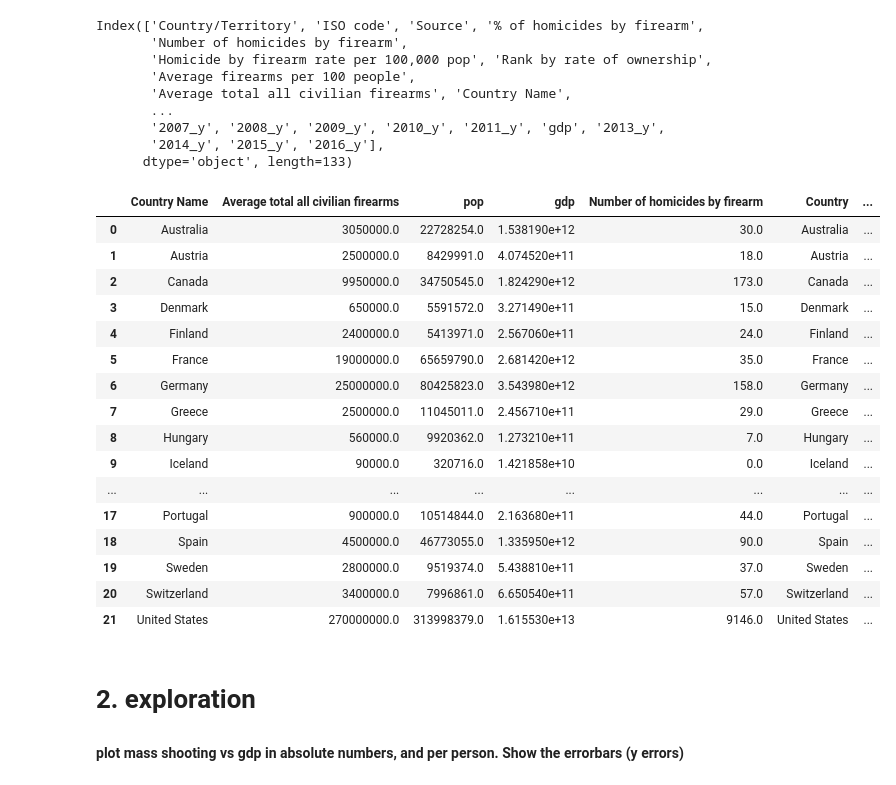
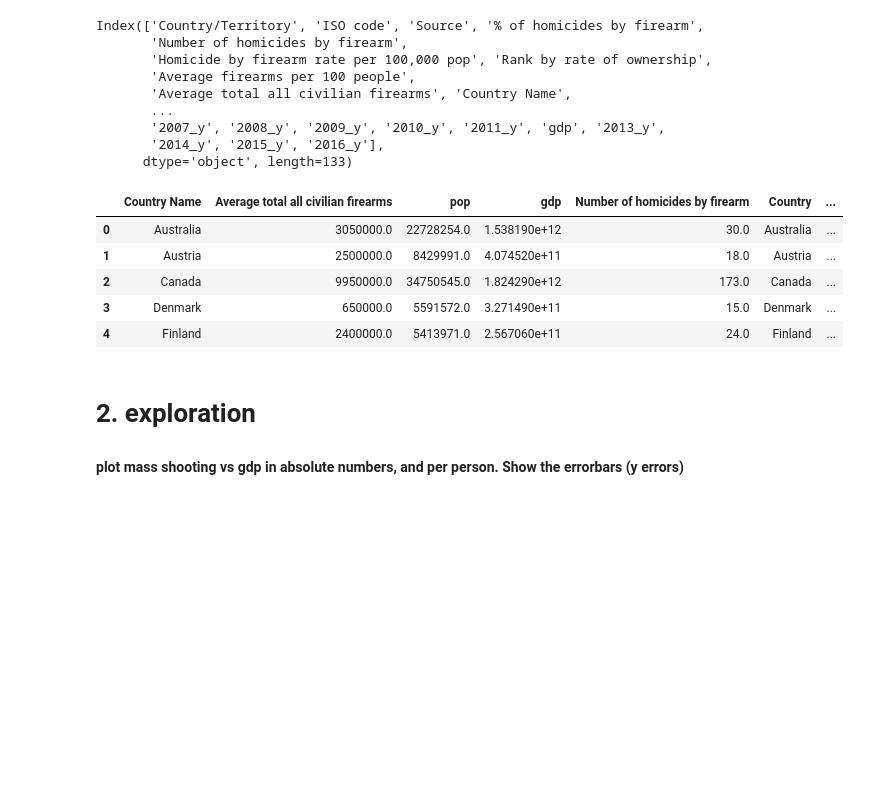
Before and after one commit to sebscho/PUI2017_lz1714, a Jupyter notebook: HW5_lz1714/Assignment3.ipynb, the cells around one changed output. Saved outputs shown, nothing was run; the diff lists cells and outputs as text; code cells hidden in the pictures; blank space fills up the shorter version.

```diff
--- a/HW5_lz1714/Assignment3.ipynb
+++ b/HW5_lz1714/Assignment3.ipynb
@@ -64,25 +64,14 @@ Index(['Country/Territory', 'ISO code', 'Source', '% of homicides by firearm',
 # %%
 df = result[['Country Name', 'Average total all civilian firearms', 'pop', 'gdp', 'Number of homicides by firearm', 'Country', 'Guns/100 inhabitants', 'Number of mass shootings']]
 df = df.copy(deep=True) #make a copy
-df
+df.head()
 # %% [output]
 |  | Country Name | Average total all civilian firearms | pop | gdp | Number of homicides by firearm | Country | ... |
 | 0 | Australia | 3050000.0 | 22728254.0 | 1.538190e+12 | 30.0 | Australia | ... |
 | 1 | Austria | 2500000.0 | 8429991.0 | 4.074520e+11 | 18.0 | Austria | ... |
 | 2 | Canada | 9950000.0 | 34750545.0 | 1.824290e+12 | 173.0 | Canada | ... |
 | 3 | Denmark | 650000.0 | 5591572.0 | 3.271490e+11 | 15.0 | Denmark | ... |
 | 4 | Finland | 2400000.0 | 5413971.0 | 2.567060e+11 | 24.0 | Finland | ... |
-| 5 | France | 19000000.0 | 65659790.0 | 2.681420e+12 | 35.0 | France | ... |
-| 6 | Germany | 25000000.0 | 80425823.0 | 3.543980e+12 | 158.0 | Germany | ... |
-| 7 | Greece | 2500000.0 | 11045011.0 | 2.456710e+11 | 29.0 | Greece | ... |
-| 8 | Hungary | 560000.0 | 9920362.0 | 1.273210e+11 | 7.0 | Hungary | ... |
-| 9 | Iceland | 90000.0 | 320716.0 | 1.421858e+10 | 0.0 | Iceland | ... |
-| ... | ... | ... | ... | ... | ... | ... | ... |
-| 17 | Portugal | 900000.0 | 10514844.0 | 2.163680e+11 | 44.0 | Portugal | ... |
-| 18 | Spain | 4500000.0 | 46773055.0 | 1.335950e+12 | 90.0 | Spain | ... |
-| 19 | Sweden | 2800000.0 | 9519374.0 | 5.438810e+11 | 37.0 | Sweden | ... |
-| 20 | Switzerland | 3400000.0 | 7996861.0 | 6.650540e+11 | 57.0 | Switzerland | ... |
-| 21 | United States | 270000000.0 | 313998379.0 | 1.615530e+13 | 9146.0 | United States | ... |
 # %% [markdown]
 # 2. exploration
 
```
Also changed, not shown: parts of 8 cells of this notebook.
